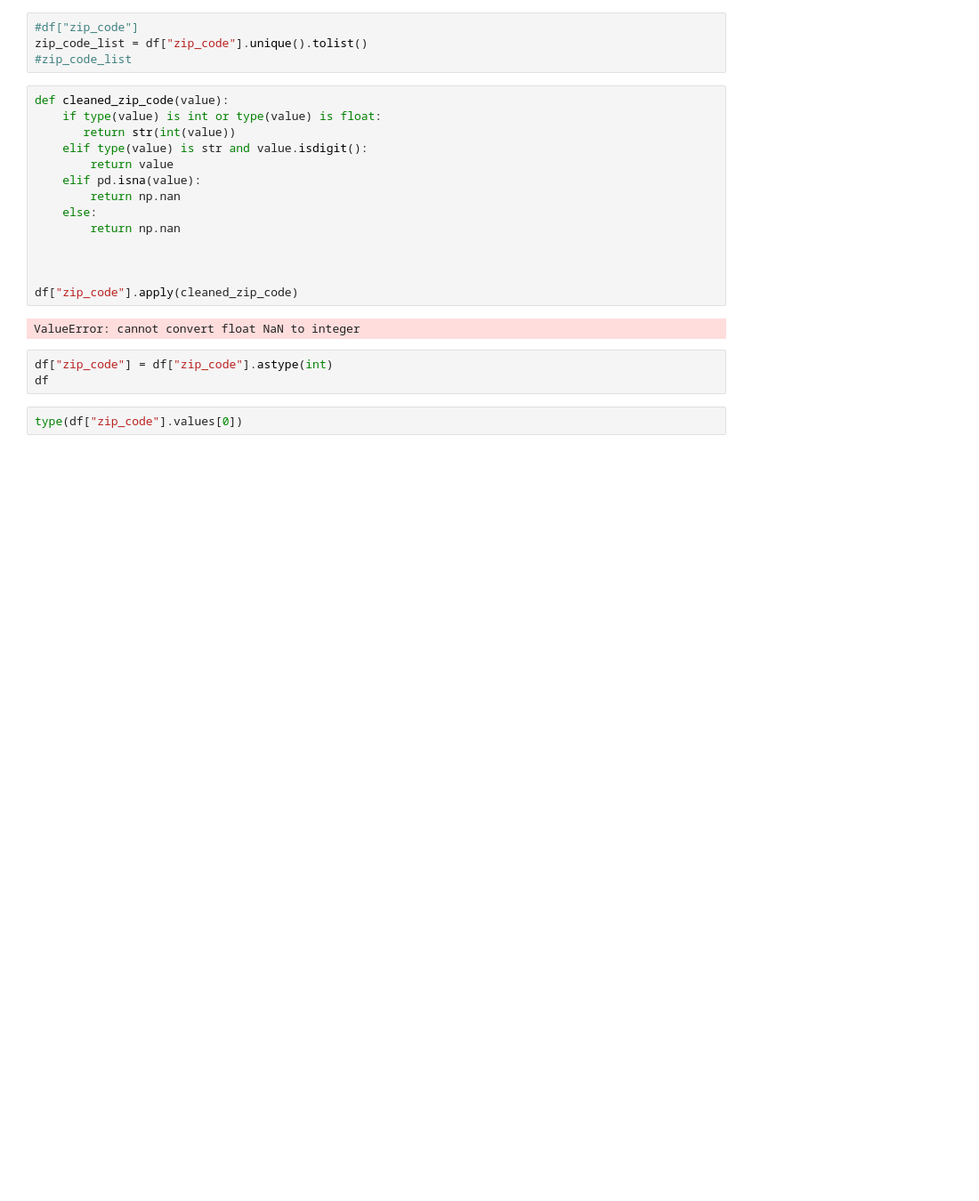
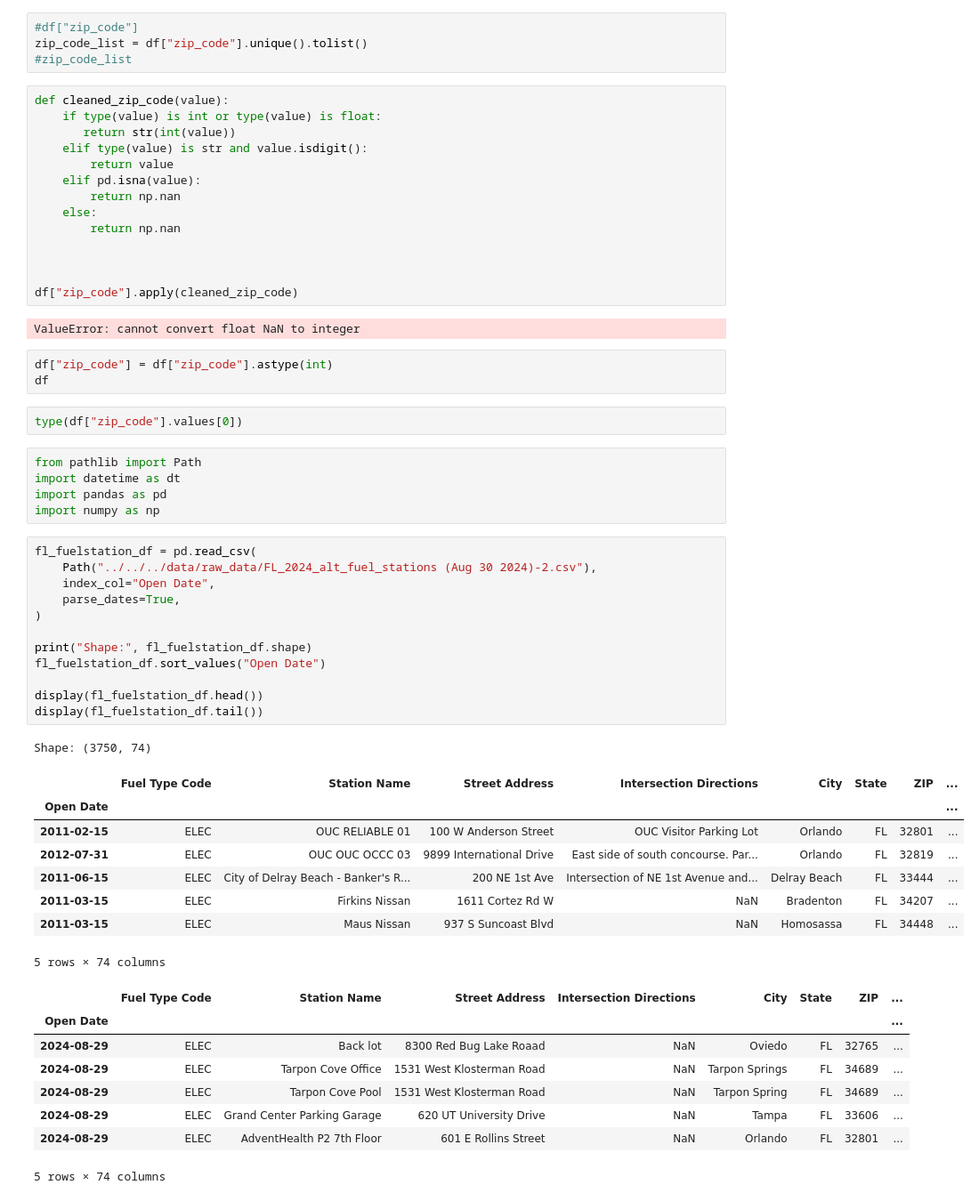
Before and after one commit to rune-encoder/Project-1, a Jupyter notebook: notebooks/individual_work/alex_exploration/alex_exploration.ipynb, the cells around one changed output. Shown: that part at 89% size. Drawn from its saved outputs; the diff is of its cells as text; blank space fills up the shorter version.

```diff
--- a/notebooks/individual_work/alex_exploration/alex_exploration.ipynb
+++ b/notebooks/individual_work/alex_exploration/alex_exploration.ipynb
@@ -172,3 +172,38 @@ df["zip_code"] = df["zip_code"].astype(int)
 df
 # %%
 type(df["zip_code"].values[0])
+# %%
+from pathlib import Path
+import datetime as dt
+import pandas as pd
+import numpy as np
+# %%
+fl_fuelstation_df = pd.read_csv(
+    Path("../../../data/raw_data/FL_2024_alt_fuel_stations (Aug 30 2024)-2.csv"),
+    index_col="Open Date",
+    parse_dates=True,
+)
+
+print("Shape:", fl_fuelstation_df.shape)
+fl_fuelstation_df.sort_values("Open Date")
+
+display(fl_fuelstation_df.head())
+display(fl_fuelstation_df.tail())
+# %% [output]
+Shape: (3750, 74)
+|  | Fuel Type Code | Station Name | Street Address | Intersection Directions | City | State | ZIP | ... |
+| Open Date |  |  |  |  |  |  |  | ... |
+| 2011-02-15 | ELEC | OUC RELIABLE 01 | 100 W Anderson Street | OUC Visitor Parking Lot | Orlando | FL | 32801 | ... |
+| 2012-07-31 | ELEC | OUC OUC OCCC 03 | 9899 International Drive | East side of south concourse. Par... | Orlando | FL | 32819 | ... |
+| 2011-06-15 | ELEC | City of Delray Beach - Banker's R... | 200 NE 1st Ave | Intersection of NE 1st Avenue and... | Delray Beach | FL | 33444 | ... |
+| 2011-03-15 | ELEC | Firkins Nissan | 1611 Cortez Rd W | NaN | Bradenton | FL | 34207 | ... |
+| 2011-03-15 | ELEC | Maus Nissan | 937 S Suncoast Blvd | NaN | Homosassa | FL | 34448 | ... |
+5 rows × 74 columns
+|  | Fuel Type Code | Station Name | Street Address | Intersection Directions | City | State | ZIP | ... |
+| Open Date |  |  |  |  |  |  |  | ... |
+| 2024-08-29 | ELEC | Back lot | 8300 Red Bug Lake Roaad | NaN | Oviedo | FL | 32765 | ... |
+| 2024-08-29 | ELEC | Tarpon Cove Office | 1531 West Klosterman Road | NaN | Tarpon Springs | FL | 34689 | ... |
+| 2024-08-29 | ELEC | Tarpon Cove Pool | 1531 West Klosterman Road | NaN | Tarpon Spring | FL | 34689 | ... |
+| 2024-08-29 | ELEC | Grand Center Parking Garage | 620 UT University Drive | NaN | Tampa | FL | 33606 | ... |
+| 2024-08-29 | ELEC | AdventHealth P2 7th Floor | 601 E Rollins Street | NaN | Orlando | FL | 32801 | ... |
+5 rows × 74 columns
```
Also changed, not shown: parts of 24 cells of this notebook, 2 other files.
